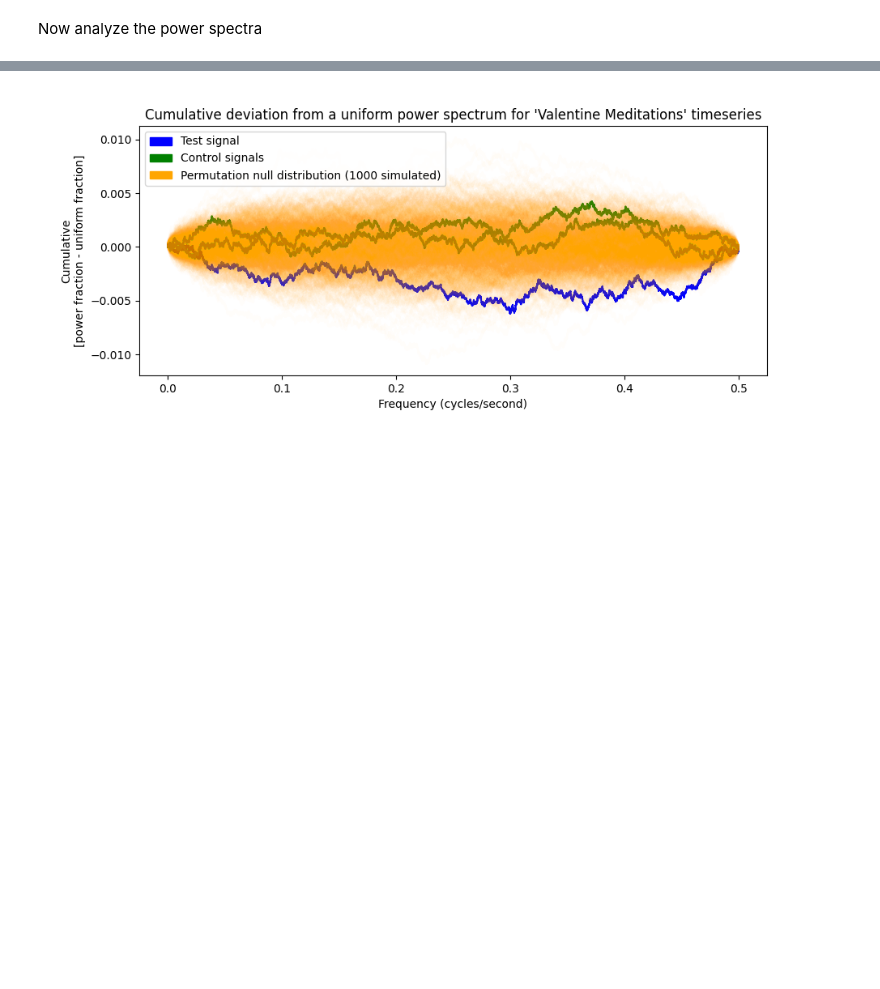
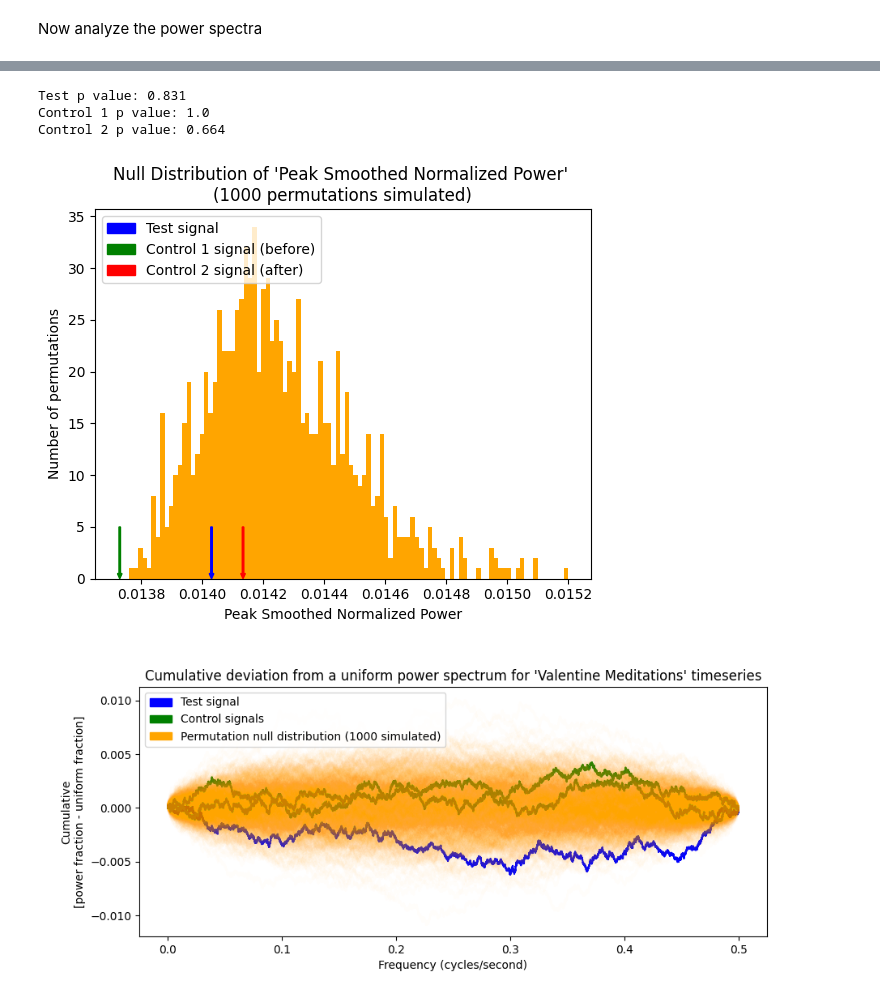
Before and after one commit to AvantiShri/gcp_analysis, a Jupyter notebook: Valentines2009_powerspectrum.ipynb, the cells around one changed output, grey strips where cells are left out. Cells and saved outputs as stored; diff of their text form; code cells hidden in the pictures; blank space fills up the shorter version.

```diff
--- a/Valentines2009_powerspectrum.ipynb
+++ b/Valentines2009_powerspectrum.ipynb
@@ -193,3 +245,40 @@ plt.show()
+# %%
+%matplotlib inline
+#test if the peak in the smoothed frequency is significant
+#msf = max smoothed freq
+msf_test = np.max(smooth_rps_test)
+msf_control1 = np.max(smooth_rps_control1)
+msf_control2 = np.max(smooth_rps_control2)
+
+msf_permutetest_arr = np.max(smooth_rps_permutetest_2darr, axis=1);
+
+pvalue_test = np.sum(msf_permutetest_arr >= msf_test)/len(msf_permutetest_arr)
+pvalue_control1 = np.sum(msf_permutetest_arr >= msf_control1)/len(msf_permutetest_arr)
+pvalue_control2 = np.sum(msf_permutetest_arr >= msf_control2)/len(msf_permutetest_arr)
+
+print("Test p value:",pvalue_test)
+print("Control 1 p value:",pvalue_control1)
+print("Control 2 p value:",pvalue_control2)
+
+plt.figure(num=1, clear=True)
+plt.hist(msf_permutetest_arr, bins=100, color="orange")
+plt.arrow(msf_test, 5, 0, -5, color="blue", head_length=0.5, length_includes_head=True, width=0.000005)
+plt.arrow(msf_control1, 5, 0, -5, color="green", head_length=0.5, length_includes_head=True, width=0.000005)
+plt.arrow(msf_control2, 5, 0, -5, color="red", head_length=0.5, length_includes_head=True, width=0.000005)
+plt.xlabel("Peak Smoothed Normalized Power")
+plt.ylabel("Number of permutations")
+plt.legend(handles=[mpatches.Patch(color='blue', label='Test signal'),
+                    mpatches.Patch(color='green', label='Control 1 signal (before)'),
+                    mpatches.Patch(color='red', label='Control 2 signal (after)')],
+           loc="upper left")
+plt.title("Null Distribution of 'Peak Smoothed Normalized Power' \n(1000 permutations simulated)")
+
+plt.show()
+# %% [output]
+Test p value: 0.831
+Control 1 p value: 1.0
+Control 2 p value: 0.664
+[figure, added]
 # %%
 import matplotlib
 from matplotlib import pyplot as plt
```
Also changed, not shown: parts of 10 cells of this notebook.
